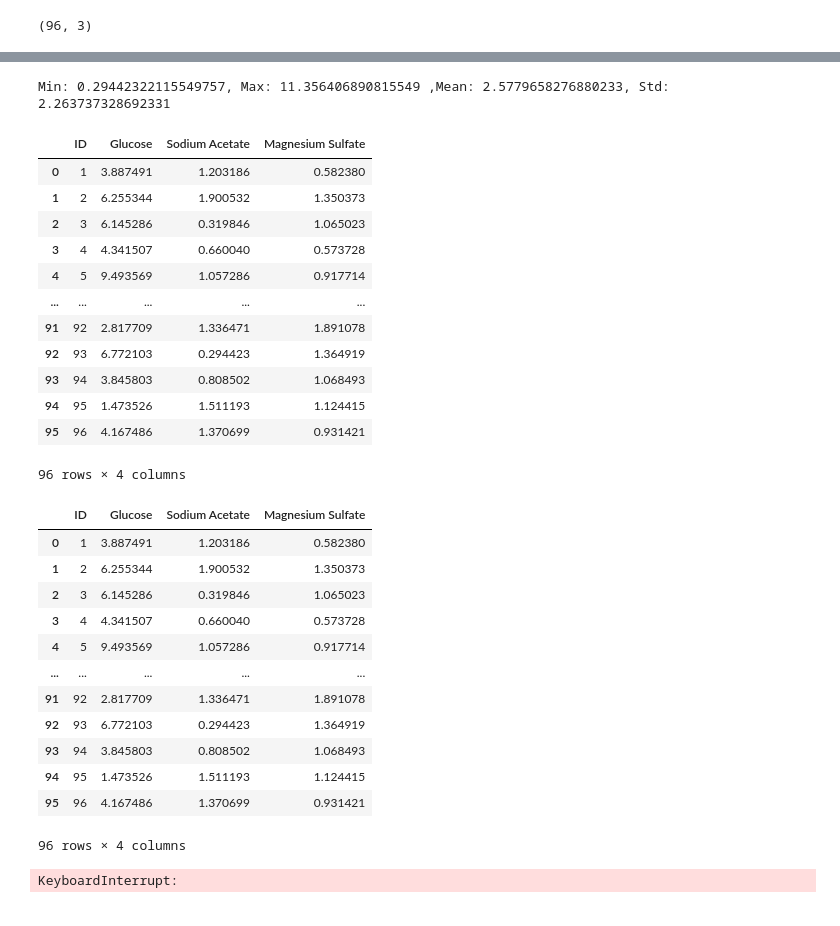
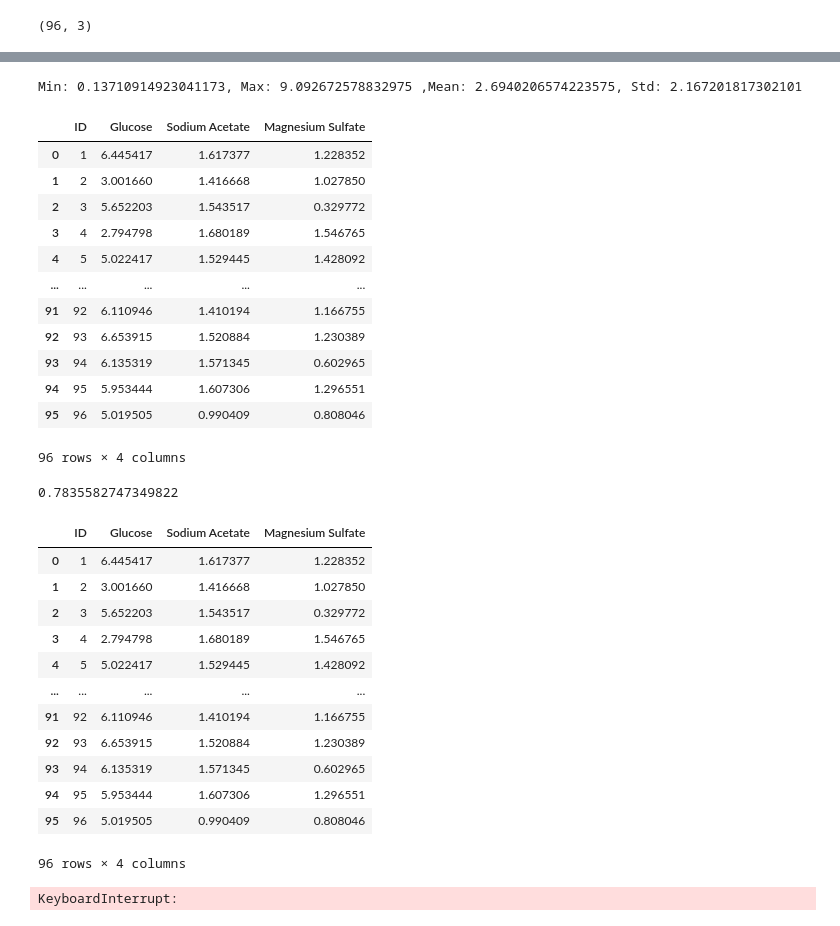
Before and after one commit to ArbaazBeg15/raman-transfer, a Jupyter notebook: code/finetune_paper.ipynb, the cells around one changed output, grey strips where cells are left out. Drawn from its saved outputs; the diff is of its cells as text; code cells hidden in the pictures.

Commit message:
ensemble inference

```diff
--- a/code/finetune_paper.ipynb
+++ b/code/finetune_paper.ipynb
@@ -1087,9 +1129,11 @@ Epoch: 40, train/loss: 0.5694, eval/loss: 0.6051, train/r2: 0.4610, eval/r2: 0.2
 output_dir = "/kaggle/working"
 output_files = sorted(os.listdir(output_dir))
 
+ckpt_paths = []
 for f in output_files:
-    if "paper.finetune" in f:
+    if "paper.direct.train" in f and "csv" not in f:
         ckpt_path = os.path.join(output_dir, f)
+        ckpt_paths.append(ckpt_path)
         ckpt = torch.load(ckpt_path, weights_only=False)
-        print(ckpt["epoch"], ckpt["score"])
+        print(ckpt_path, ckpt["epoch"], ckpt["score"])
 # %% [output]
@@ -1102,6 +1146,6 @@ for f in output_files:
 def get_ckpt(path):
     return torch.load(path, weights_only=False)
 
-ckpt = get_ckpt("/kaggle/working/paper.finetune.fold.1.pt")
+ckpt = get_ckpt("/kaggle/working/paper.direct.train.fold.4.pt")
 ckpt["epoch"], ckpt["score"]
 # %% [output]
@@ -1272,7 +1316,7 @@ class SpectralTestDataset(Dataset):
         )
 
     def __getitem__(self, idx):
-        if True:#self.combine_spectra_range < 1e-12:
+        if self.combine_spectra_range < 1e-12:
             spectrum = self.spectra[idx]
             #spectrum = self.augment_spectra(spectrum)
             return spectrum
@@ -1382,7 +1450,7 @@ array([[ 3.88749076,  1.20318599,  0.58237975],
 # %%
 get_stats(preds, minmax=True)
 # %% [output]
-Min: 0.29442322115549757, Max: 11.356406890815549 ,Mean: 2.5779658276880233, Std: 2.263737328692331
+Min: 0.13710914923041173, Max: 9.092672578832975 ,Mean: 2.6940206574223575, Std: 2.167201817302101
 # %%
 column_names = ['Glucose', 'Sodium Acetate', 'Magnesium Sulfate']
 preds_df = pd.DataFrame(preds, columns=column_names)
@@ -1390,36 +1458,40 @@ preds_df.insert(0, 'ID', [i+1 for i in range(len(preds_df))])
 preds_df
 # %% [output]
 |  | ID | Glucose | Sodium Acetate | Magnesium Sulfate |
-| 0 | 1 | 3.887491 | 1.203186 | 0.582380 |
-| 1 | 2 | 6.255344 | 1.900532 | 1.350373 |
-| 2 | 3 | 6.145286 | 0.319846 | 1.065023 |
-| 3 | 4 | 4.341507 | 0.660040 | 0.573728 |
-| 4 | 5 | 9.493569 | 1.057286 | 0.917714 |
+| 0 | 1 | 6.445417 | 1.617377 | 1.228352 |
+| 1 | 2 | 3.001660 | 1.416668 | 1.027850 |
+| 2 | 3 | 5.652203 | 1.543517 | 0.329772 |
+| 3 | 4 | 2.794798 | 1.680189 | 1.546765 |
+| 4 | 5 | 5.022417 | 1.529445 | 1.428092 |
 | ... | ... | ... | ... | ... |
-| 91 | 92 | 2.817709 | 1.336471 | 1.891078 |
-| 92 | 93 | 6.772103 | 0.294423 | 1.364919 |
-| 93 | 94 | 3.845803 | 0.808502 | 1.068493 |
-| 94 | 95 | 1.473526 | 1.511193 | 1.124415 |
-| 95 | 96 | 4.167486 | 1.370699 | 0.931421 |
+| 91 | 92 | 6.110946 | 1.410194 | 1.166755 |
+| 92 | 93 | 6.653915 | 1.520884 | 1.230389 |
+| 93 | 94 | 6.135319 | 1.571345 | 0.602965 |
+| 94 | 95 | 5.953444 | 1.607306 | 1.296551 |
+| 95 | 96 | 5.019505 | 0.990409 | 0.808046 |
 96 rows × 4 columns
+# %%
+ckpt["score"]
+# %% [output]
+0.7835582747349822
 # %%
-name = "paper.finetuned.8473.debugged.csv"
+name = "paper.direct.train.augments.at.inference.7835.csv"
 preds_df.to_csv(name, index=False)
 f = pd.read_csv(f"/kaggle/working/{name}")
 f
 # %% [output]
 |  | ID | Glucose | Sodium Acetate | Magnesium Sulfate |
-| 0 | 1 | 3.887491 | 1.203186 | 0.582380 |
-| 1 | 2 | 6.255344 | 1.900532 | 1.350373 |
-| 2 | 3 | 6.145286 | 0.319846 | 1.065023 |
-| 3 | 4 | 4.341507 | 0.660040 | 0.573728 |
-| 4 | 5 | 9.493569 | 1.057286 | 0.917714 |
+| 0 | 1 | 6.445417 | 1.617377 | 1.228352 |
+| 1 | 2 | 3.001660 | 1.416668 | 1.027850 |
+| 2 | 3 | 5.652203 | 1.543517 | 0.329772 |
+| 3 | 4 | 2.794798 | 1.680189 | 1.546765 |
+| 4 | 5 | 5.022417 | 1.529445 | 1.428092 |
 | ... | ... | ... | ... | ... |
-| 91 | 92 | 2.817709 | 1.336471 | 1.891078 |
-| 92 | 93 | 6.772103 | 0.294423 | 1.364919 |
-| 93 | 94 | 3.845803 | 0.808502 | 1.068493 |
-| 94 | 95 | 1.473526 | 1.511193 | 1.124415 |
-| 95 | 96 | 4.167486 | 1.370699 | 0.931421 |
+| 91 | 92 | 6.110946 | 1.410194 | 1.166755 |
+| 92 | 93 | 6.653915 | 1.520884 | 1.230389 |
+| 93 | 94 | 6.135319 | 1.571345 | 0.602965 |
+| 94 | 95 | 5.953444 | 1.607306 | 1.296551 |
+| 95 | 96 | 5.019505 | 0.990409 | 0.808046 |
 96 rows × 4 columns
 # %%
 import time
```
Also changed, not shown: parts of 9 cells of this notebook.
